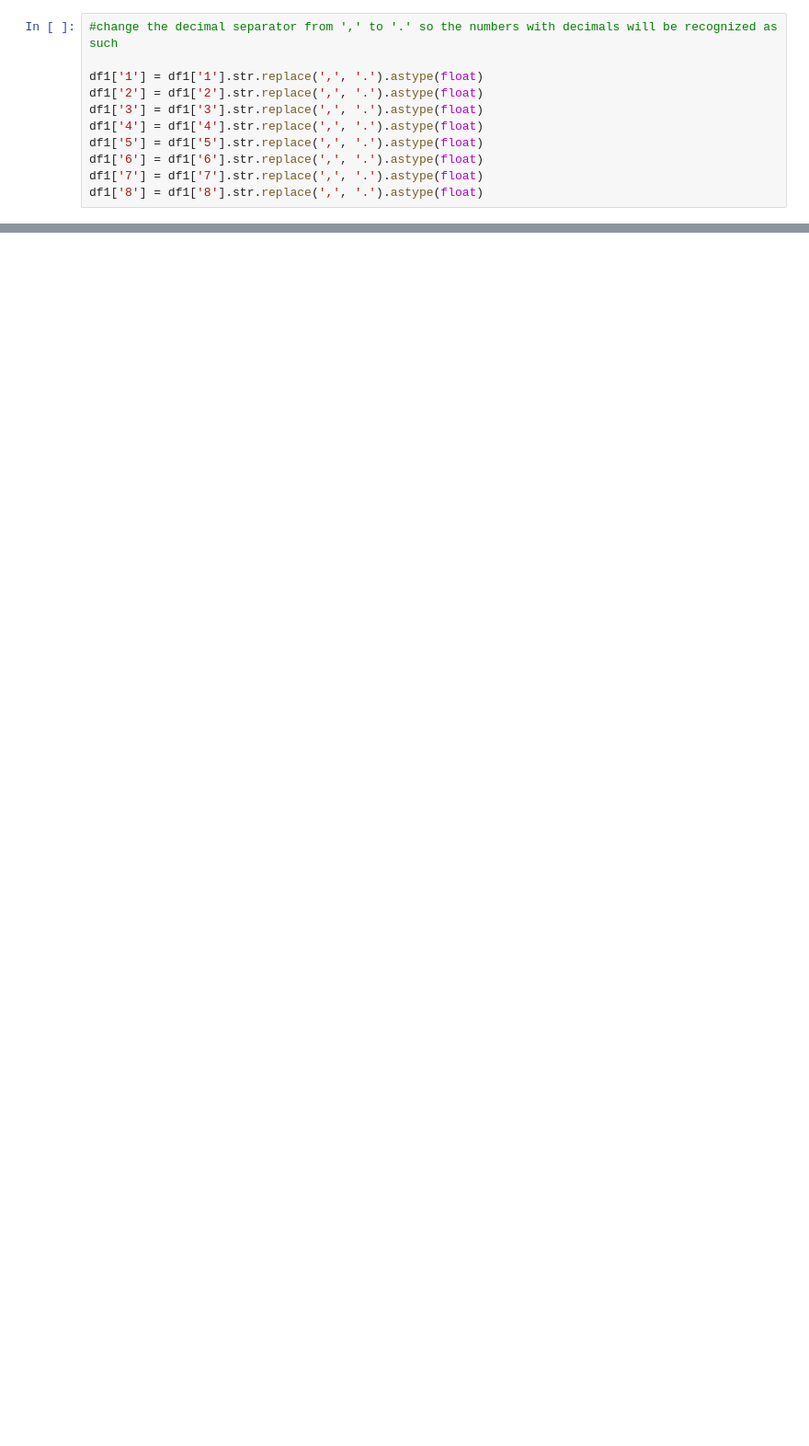
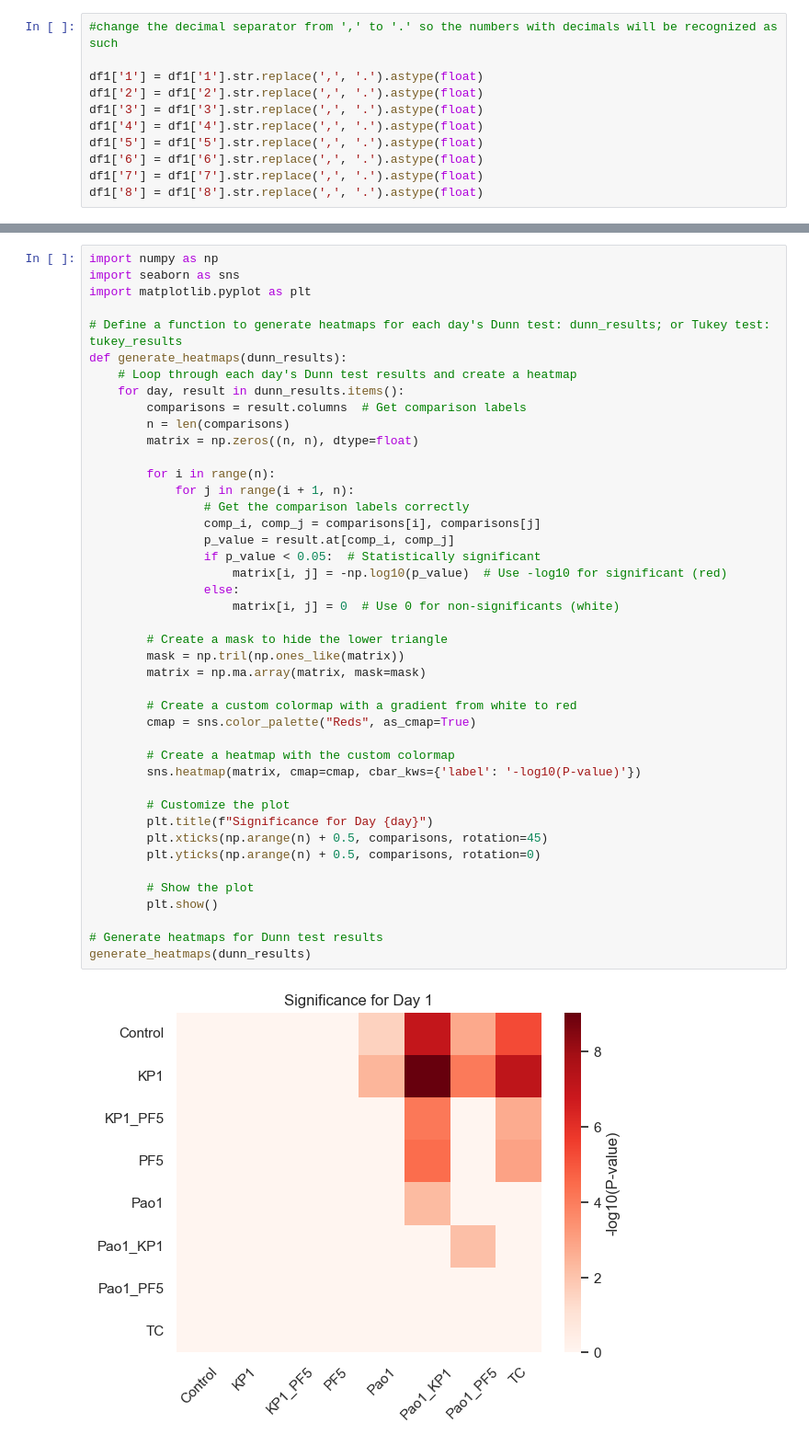
Before and after one commit to jagramont/jagramont_python, a Jupyter notebook: ppk_biofilm-quant.ipynb, the cells around one changed output, grey strips where cells are left out. Shown: that part at 92% size. Cells and saved outputs as stored; diff of their text form; blank space fills up the shorter version.

```diff
--- a/ppk_biofilm-quant.ipynb
+++ b/ppk_biofilm-quant.ipynb
@@ -375,0 +236,45 @@ warnings.resetwarnings()
+# %%
+import numpy as np
+import seaborn as sns
+import matplotlib.pyplot as plt
+
+# Define a function to generate heatmaps for each day's Dunn test: dunn_results; or Tukey test: tukey_results
+def generate_heatmaps(dunn_results):
+    # Loop through each day's Dunn test results and create a heatmap
+    for day, result in dunn_results.items():
+        comparisons = result.columns  # Get comparison labels
+        n = len(comparisons)
+        matrix = np.zeros((n, n), dtype=float)
+
+        for i in range(n):
+            for j in range(i + 1, n):
+                # Get the comparison labels correctly
+                comp_i, comp_j = comparisons[i], comparisons[j]
+                p_value = result.at[comp_i, comp_j]
+                if p_value < 0.05:  # Statistically significant
+                    matrix[i, j] = -np.log10(p_value)  # Use -log10 for significant (red)
+                else:
+                    matrix[i, j] = 0  # Use 0 for non-significants (white)
+
+        # Create a mask to hide the lower triangle
+        mask = np.tril(np.ones_like(matrix))
+        matrix = np.ma.array(matrix, mask=mask)
+
+        # Create a custom colormap with a gradient from white to red
+        cmap = sns.color_palette("Reds", as_cmap=True)
+
+        # Create a heatmap with the custom colormap
+        sns.heatmap(matrix, cmap=cmap, cbar_kws={'label': '-log10(P-value)'})
+
+        # Customize the plot
+        plt.title(f"Significance for Day {day}")
+        plt.xticks(np.arange(n) + 0.5, comparisons, rotation=45)
+        plt.yticks(np.arange(n) + 0.5, comparisons, rotation=0)
+
+        # Show the plot
+        plt.show()
+
+# Generate heatmaps for Dunn test results
+generate_heatmaps(dunn_results)
+# %% [output]
+[figure, added]
```
Also changed, not shown: parts of 23 cells of this notebook, 6 other files.
